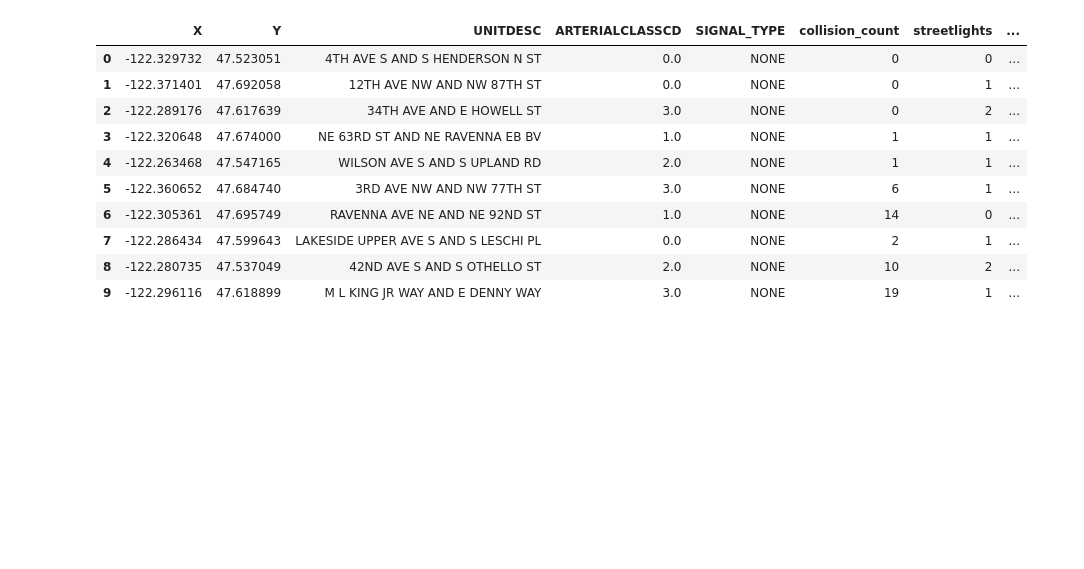
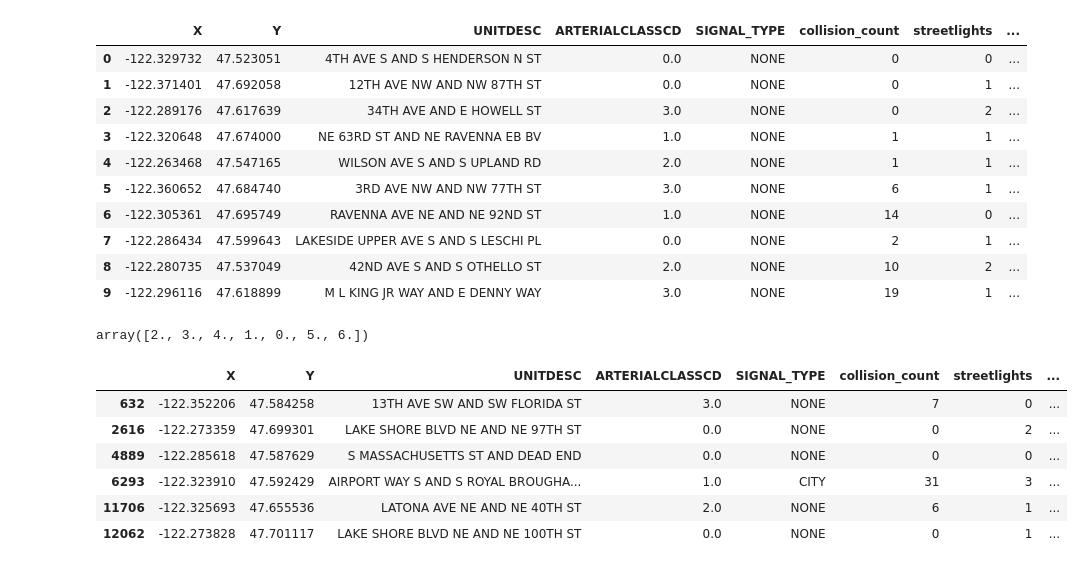
Before and after one commit to glaedr07/Collisions_Seattle, a Jupyter notebook: 570-merging.ipynb, the cells around one changed output. Saved outputs shown, nothing was run; the diff lists cells and outputs as text; code cells hidden in the pictures; blank space fills up the shorter version.

```diff
--- a/570-merging.ipynb
+++ b/570-merging.ipynb
@@ -464,3 +473,18 @@ intersections_collision_streetlights_streets.head(10)
 | 7 | -122.286434 | 47.599643 | LAKESIDE UPPER AVE S AND S LESCHI PL | 0.0 | NONE | 2 | 1 | ... |
 | 8 | -122.280735 | 47.537049 | 42ND AVE S AND S OTHELLO ST | 2.0 | NONE | 10 | 2 | ... |
 | 9 | -122.296116 | 47.618899 | M L KING JR WAY AND E DENNY WAY | 3.0 | NONE | 19 | 1 | ... |
+# %%
+intersections_collision_streetlights_streets["related_street_num"].unique()
+# %% [output]
+array([2., 3., 4., 1., 0., 5., 6.])
+# %%
+rows_with_6 = intersections_collision_streetlights_streets[intersections_collision_streetlights_streets["related_street_num"] == 6]
+rows_with_6
+# %% [output]
+|  | X | Y | UNITDESC | ARTERIALCLASSCD | SIGNAL_TYPE | collision_count | streetlights | ... |
+| 632 | -122.352206 | 47.584258 | 13TH AVE SW AND SW FLORIDA ST | 3.0 | NONE | 7 | 0 | ... |
+| 2616 | -122.273359 | 47.699301 | LAKE SHORE BLVD NE AND NE 97TH ST | 0.0 | NONE | 0 | 2 | ... |
+| 4889 | -122.285618 | 47.587629 | S MASSACHUSETTS ST AND DEAD END | 0.0 | NONE | 0 | 0 | ... |
+| 6293 | -122.323910 | 47.592429 | AIRPORT WAY S AND S ROYAL BROUGHA... | 1.0 | CITY | 31 | 3 | ... |
+| 11706 | -122.325693 | 47.655536 | LATONA AVE NE AND NE 40TH ST | 2.0 | NONE | 6 | 1 | ... |
+| 12062 | -122.273828 | 47.701117 | LAKE SHORE BLVD NE AND NE 100TH ST | 0.0 | NONE | 0 | 1 | ... |
```
Also changed, not shown: parts of 12 cells of this notebook, 1 other file.
